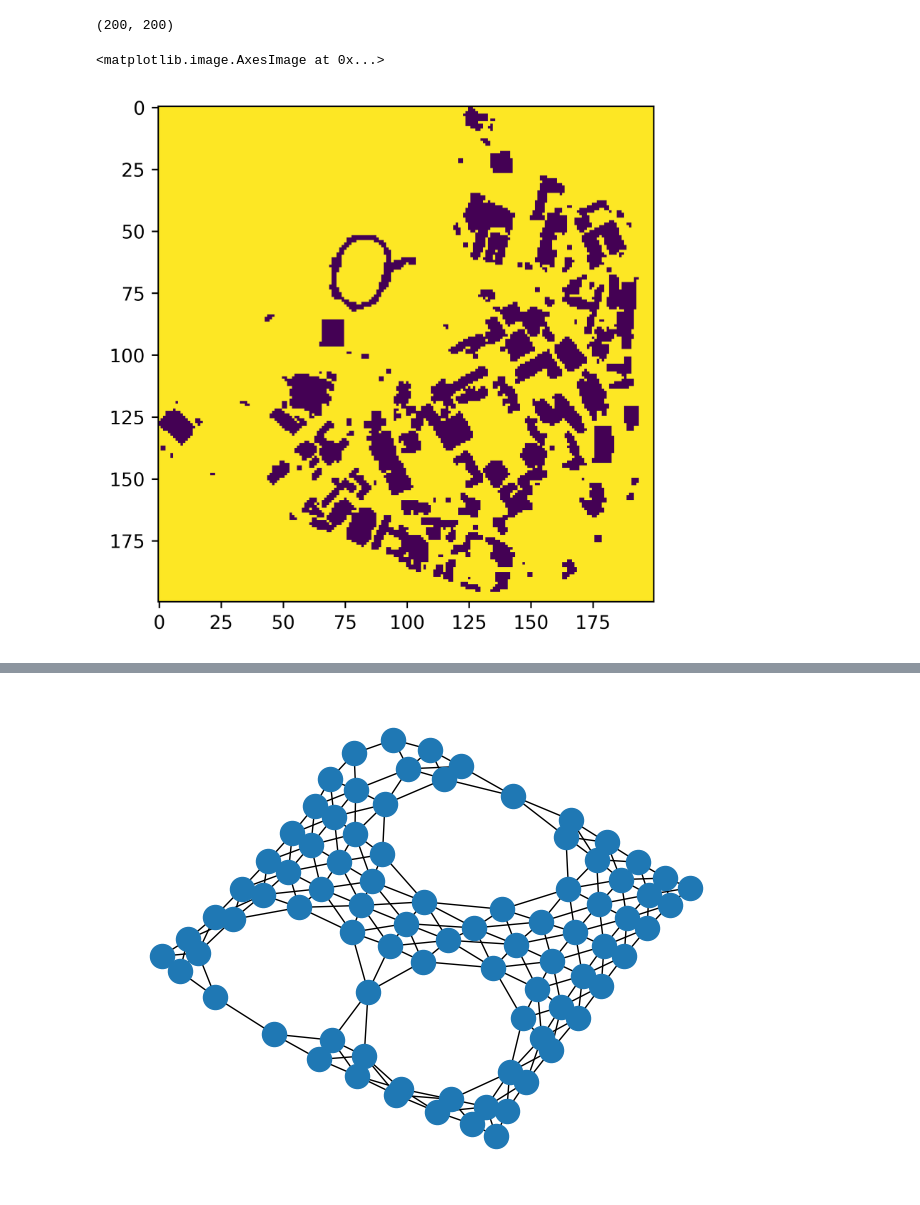
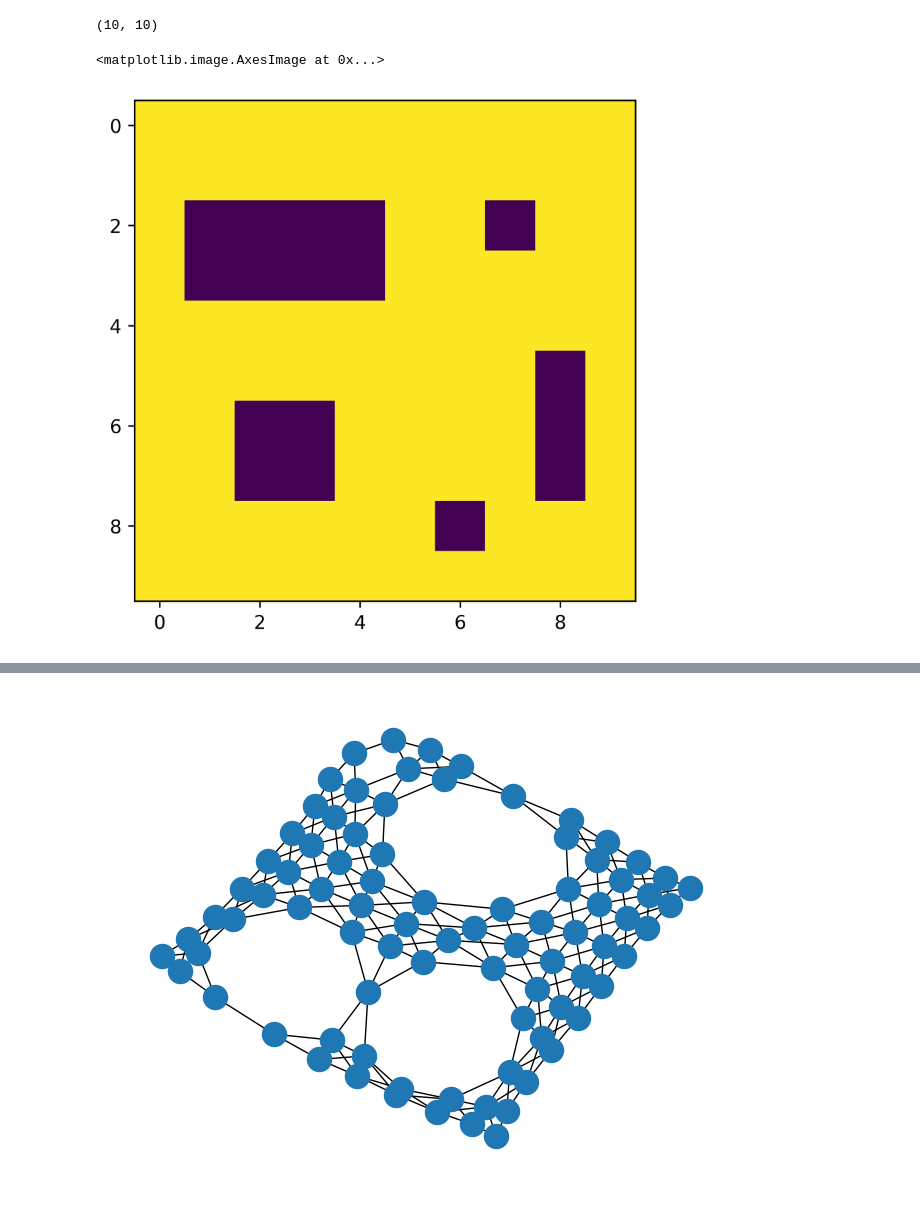
Before and after one commit to nick0413/Transito_HPC, a Jupyter notebook: mapa.ipynb, the cells around one changed output, grey strips where cells are left out. Saved outputs shown, nothing was run; the diff lists cells and outputs as text; code cells hidden in the pictures.

```diff
--- a/mapa.ipynb
+++ b/mapa.ipynb
@@ -30,36 +30,36 @@ def matriz_nn(n):
     for i in range(nn):
         for j in range(nn):
             if i+n==j or i-n==j:
                 M[i,j]=1
 
 
             if i+1==j or i-1==j:
                 M[i,j]=1
 
             if i==j:
                 # print(M[i,j])
                 if i!=nn-1:
 
                     if  i%n==0 and i!=0:
                         M[i-1,j]=0
                         M[i,j-1]=0
 
     return M
 def sort_dict_value(dic):
     return sorted(dic.items(), key=lambda x:x[1])
 
-im = iio.imread('./Environment/200_200.png')
+im = iio.imread('./Environment/Mapas/10.png')
 mapa=np.array(im)
 mapa_b=mapa>250
 mapa_c=mapa_b[:, :, 0]*1
 np.savetxt("./Environment/Acceso.csv", mapa_c, delimiter=",",fmt='%0d')
 print(mapa_c.shape)
 plt.figure(dpi=600)
 plt.imshow(mapa_c)
 # %% [output]
-(200, 200)
+(10, 10)
 <matplotlib.image.AxesImage at 0x...>
-[figure, old version]
+[figure, new version]
 # %%
 G=nx.Graph()
 n=mapa_c.shape[0]
```
Also changed, not shown: parts of 2 cells of this notebook, 41 other files.
